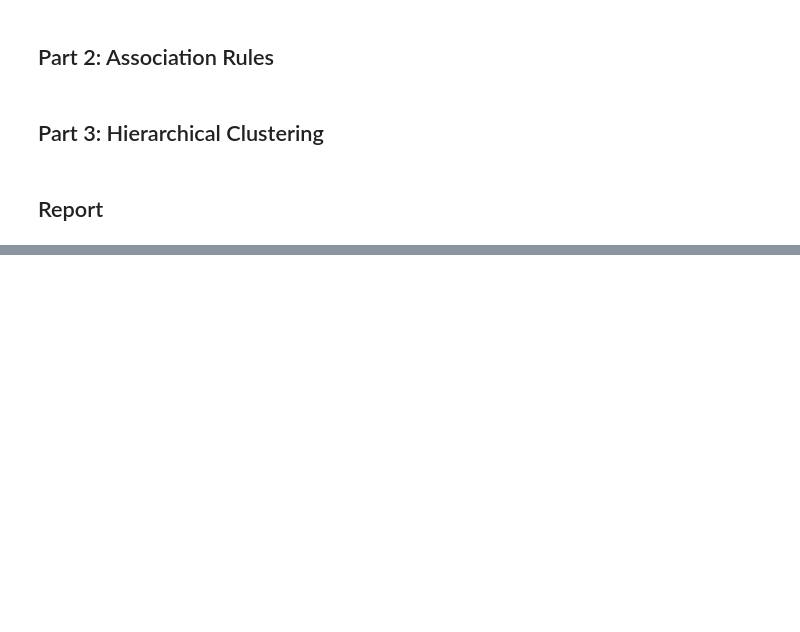
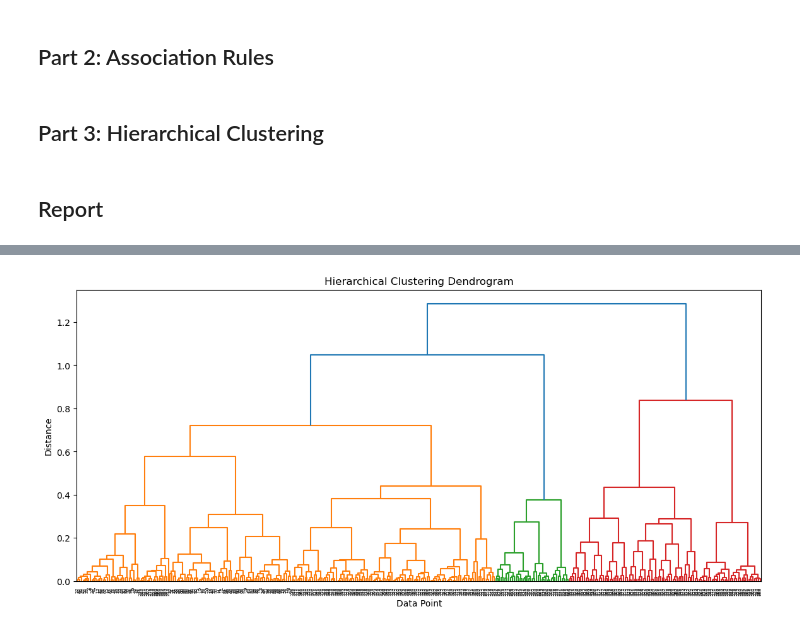
Before and after one commit to malopez3/cs6220_homework, a Jupyter notebook: Marco Lopez CS6220 HW 4.ipynb, the cells around one changed output, grey strips where cells are left out. Saved outputs shown, nothing was run; the diff lists cells and outputs as text; code cells hidden in the pictures; blank space fills up the shorter version.

```diff
--- a/Marco Lopez CS6220 HW 4.ipynb
+++ b/Marco Lopez CS6220 HW 4.ipynb
@@ -270,0 +443,94 @@ def hierarchical_clustering(data, cluster_dist):
+# %%
+import matplotlib.pyplot as plt
+import numpy as np
+import heapq
+from scipy.cluster.hierarchy import dendrogram as plot_dendrogram
+
+# Load data
+data = np.loadtxt("clustering.txt", delimiter=",")
+
+# Run hierarchical clustering using your existing function
+dendrogram = hierarchical_clustering(data, max_dist)
+
+# Number of datapoints
+n = len(data)
+
+# Convert merge history into SciPy linkage matrix
+linkage_matrix = []
+cluster_sizes = {i: 1 for i in range(n)}
+
+for new_id, a, b, d in dendrogram:
+
+    count = cluster_sizes[a] + cluster_sizes[b]
+
+    linkage_matrix.append([a, b, d, count])
+
+    cluster_sizes[new_id] = count
+
+linkage_matrix = np.array(linkage_matrix)
+
+# Dendrogram
+
+plt.figure(figsize=(14, 6))
+
+plot_dendrogram(linkage_matrix)
+
+plt.title("Hierarchical Clustering Dendrogram")
+plt.xlabel("Data Point")
+plt.ylabel("Distance")
+plt.show()
+
+
+# Identify 13 clusters
+
+# Start with each datapoint as its own cluster
+active_clusters = {i: {i} for i in range(n)}
+
+# Number of merges required to get 13 clusters
+num_merges = n - 13
+
+# Replay the first n-13 merges
+for new_id, a, b, d in dendrogram[:num_merges]:
+
+    # Merge the two clusters
+    new_cluster = active_clusters[a] | active_clusters[b]
+
+    # Remove old clusters
+    del active_clusters[a]
+    del active_clusters[b]
+
+    # Add new cluster
+    active_clusters[new_id] = new_cluster
+
+# Assign cluster labels to each datapoint
+labels = np.zeros(n, dtype=int)
+
+for cluster_label, cluster_id in enumerate(sorted(active_clusters), start=1):
+
+    for point in active_clusters[cluster_id]:
+        labels[point] = cluster_label
+
+
+# Plot data with 13 clusters
+
+plt.figure(figsize=(10, 7))
+
+scatter = plt.scatter(
+    data[:, 0],
+    data[:, 1],
+    c=labels,
+    cmap="tab20",
+    s=35
+)
+
+plt.title("Hierarchical Clustering: 13 Clusters")
+plt.xlabel("X")
+plt.ylabel("Y")
+
+plt.colorbar(scatter, ticks=range(1, 14), label="Cluster")
+
+plt.show()
+
+print("Number of clusters:", len(active_clusters))
+# %% [output]
+[figure, added]
```
Also changed, not shown: parts of 9 cells of this notebook.
